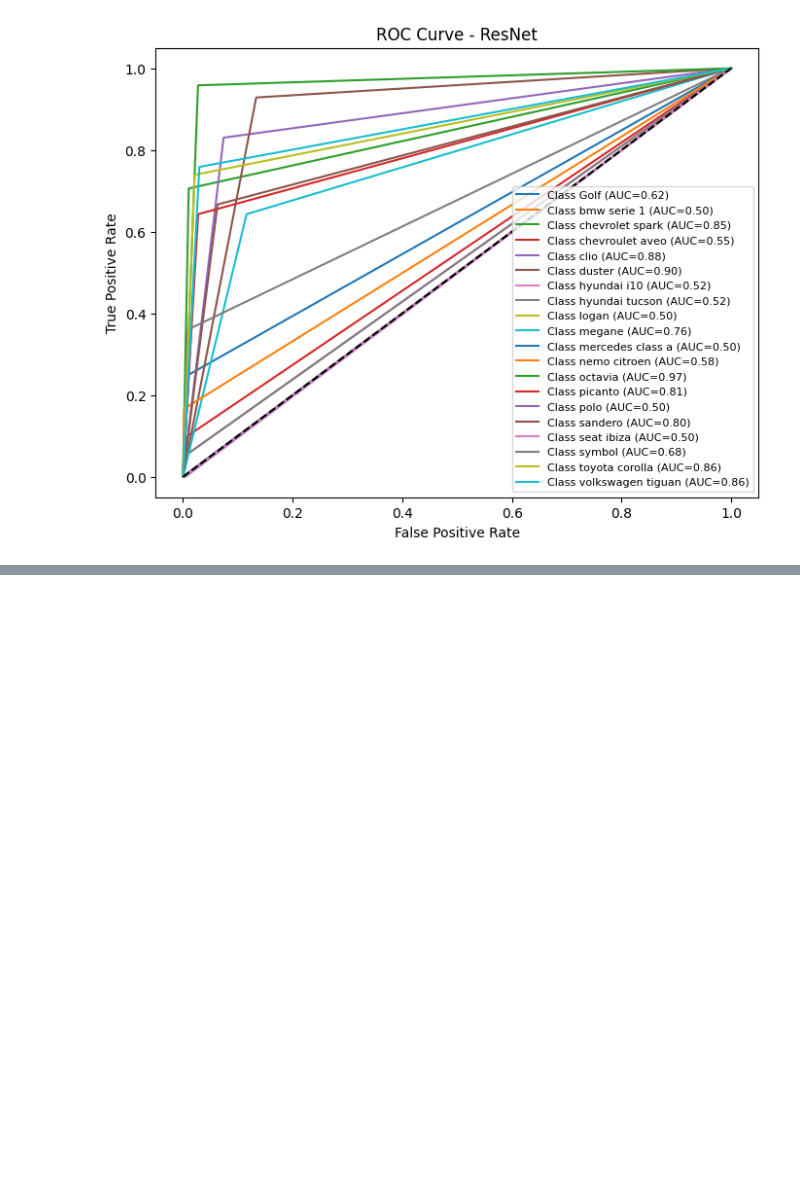
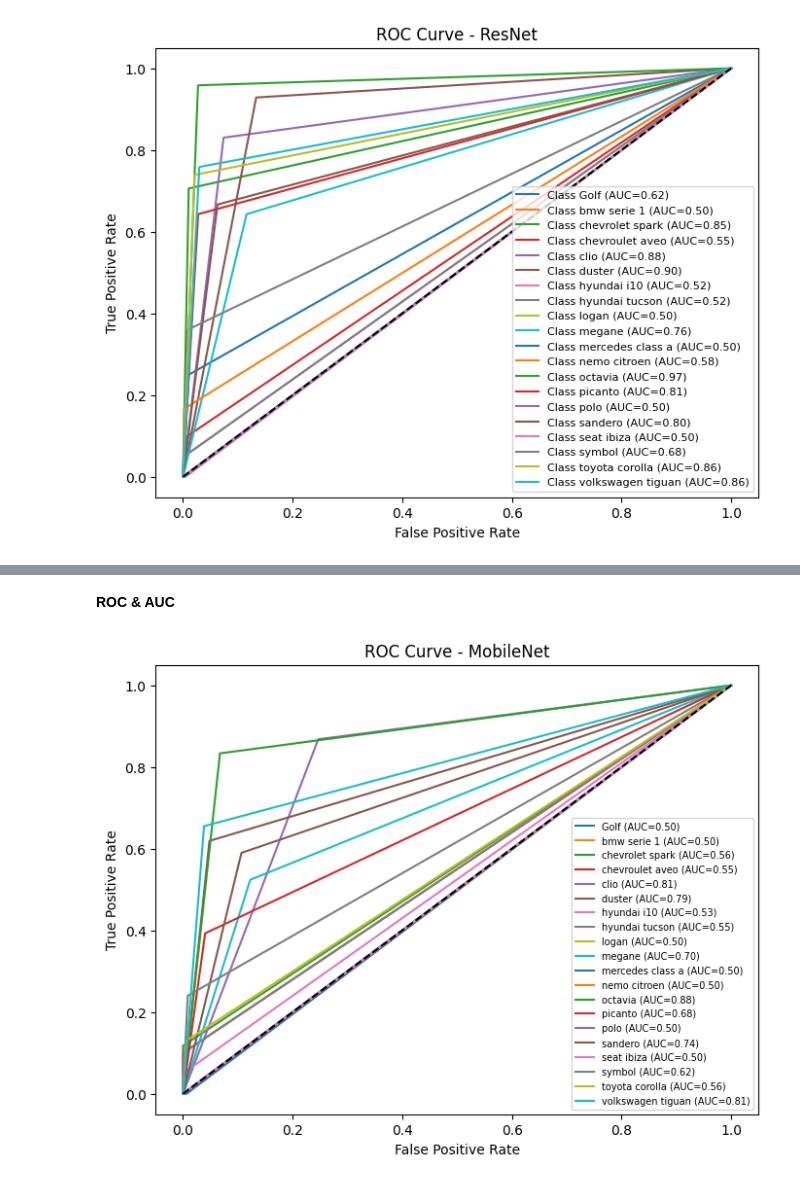
Before and after one commit to MoMedhat10/deep-learning-project, a Jupyter notebook: carClassificationProject.ipynb, the cells around one changed output, grey strips where cells are left out. Cells and saved outputs as stored; diff of their text form; code cells hidden in the pictures; blank space fills up the shorter version.

```diff
--- a/carClassificationProject.ipynb
+++ b/carClassificationProject.ipynb
@@ -297,0 +316,4 @@ plt.show()
+# %%
+from torchvision.models import MobileNet_V2_Weights
+
+model = models.mobilenet_v2(weights=MobileNet_V2_Weights.DEFAULT)
@@ -297,0 +442,31 @@ plt.show()
+# %% [markdown]
+**ROC & AUC**
+# %%
+from sklearn.preprocessing import label_binarize
+from sklearn.metrics import roc_curve, auc
+
+
+class_names = test_loader.dataset.classes
+num_classes = len(class_names)
+
+y_true_bin = label_binarize(y_true, classes=range(num_classes))
+y_pred_bin = label_binarize(y_pred, classes=range(num_classes))
+
+fpr, tpr, roc_auc = {}, {}, {}
+
+for i in range(num_classes):
+    fpr[i], tpr[i], _ = roc_curve(y_true_bin[:, i], y_pred_bin[:, i])
+    roc_auc[i] = auc(fpr[i], tpr[i])
+
+plt.figure(figsize=(8,6))
+for i in range(num_classes):
+    plt.plot(fpr[i], tpr[i], label=f'{class_names[i]} (AUC={roc_auc[i]:.2f})')
+
+plt.plot([0,1],[0,1],'k--')
+plt.xlabel('False Positive Rate')
+plt.ylabel('True Positive Rate')
+plt.title('ROC Curve - MobileNet')
+plt.legend(fontsize=7)
+plt.show()
+# %% [output]
+[figure, added]
```
Also changed, not shown: parts of 14 cells of this notebook.
